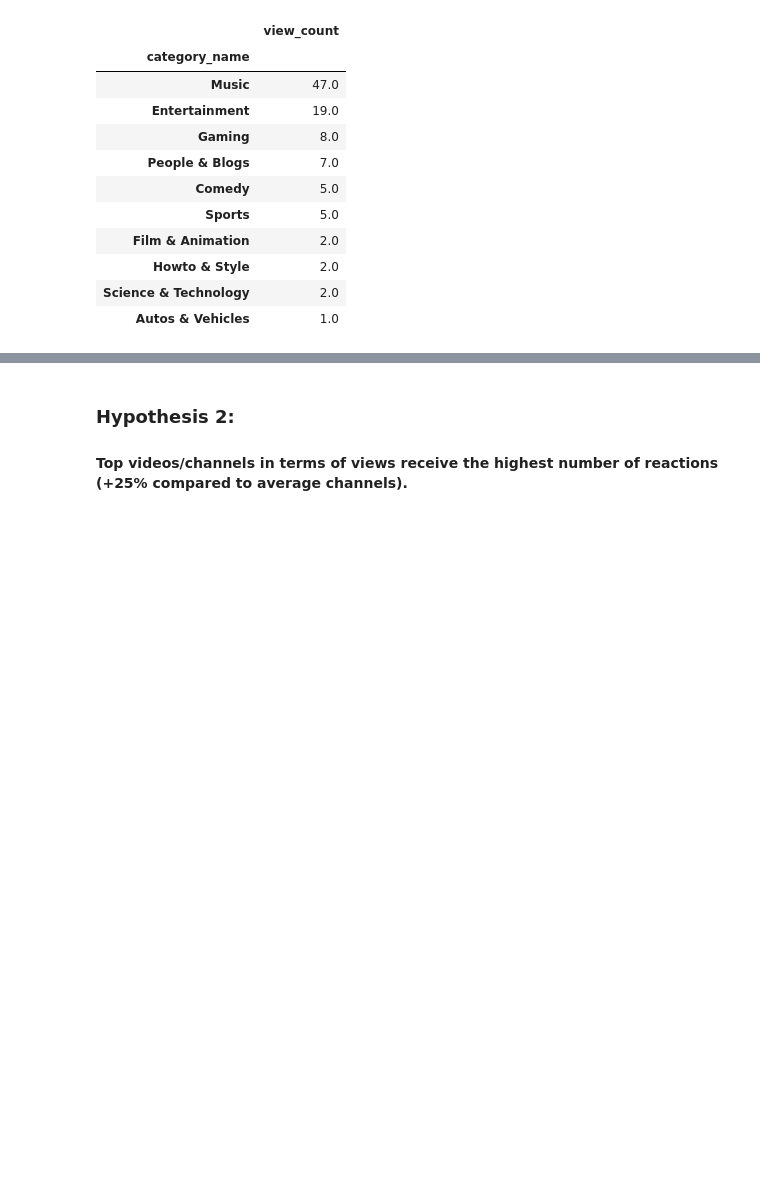
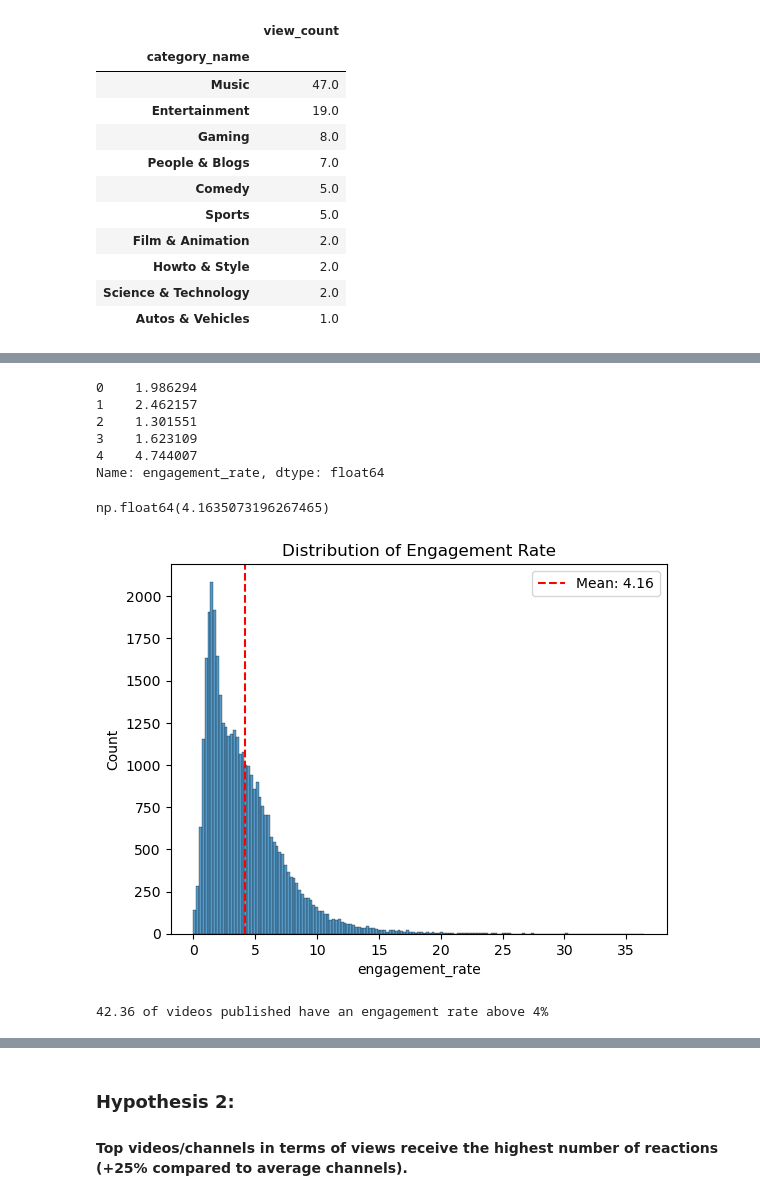
Before and after one commit to mhananem/project_youtube_data_wrangling, a Jupyter notebook: Youtube_project_structuring_data.ipynb, the cells around one changed output, grey strips where cells are left out. Cells and saved outputs as stored; diff of their text form; code cells hidden in the pictures; blank space fills up the shorter version.

```diff
--- a/Youtube_project_structuring_data.ipynb
+++ b/Youtube_project_structuring_data.ipynb
@@ -36,5 +39,6 @@ df_subscribers = pd.read_csv(csv_path2)
 # %%
-df_new = pd.merge(df_data, df_categories,
+#merging the data to get categories with the rese of video data
+df_new = pd.merge(df, df_categories,
                   on="video_id",
                   how="left")
 df_new.head(1)
@@ -51,8 +53,7 @@ df_new["category_id"] = (df_new["category_id"].astype(str).str.replace(".0", "",
 # %%
-import functions as fc
-
-df_new = fc.standardize_column_names(df)
-df_new = fc.fill_missing_values(df)
+### Cleaning the data with functions:
+df_new = fc.standardize_column_names(df_new)
+df_new = fc.fill_missing_values(df_new)
 # %% [markdown]
 #### Observation: there may be miltiple categories per channel:
 # %%
@@ -87,0 +110,31 @@ pivot_pct_desc.head(10)
+# %%
+df_new["engagement_rate"] = (df_new["likes"] + df_new["comment_count"]) / df_new["view_count"] * 100
+df_new["engagement_rate"].head()
+# %% [output]
+0    1.986294
+1    2.462157
+2    1.301551
+3    1.623109
+4    4.744007
+Name: engagement_rate, dtype: float64
+# %%
+average_engagement = df_new["engagement_rate"].mean()
+average_engagement
+# %% [output]
+np.float64(4.1635073196267465)
+# %%
+sns.histplot(data=df_new, x="engagement_rate")
+
+plt.axvline(average_engagement, color="red", linestyle="--", label=f"Mean: {average_engagement:.2f}")
+
+plt.title("Distribution of Engagement Rate")
+plt.legend()
+plt.show()
+# %% [output]
+[figure, added]
+# %%
+df_egagement_rate_4 = df_new[df_new['engagement_rate']> 4]
+percentage = round(len(df_egagement_rate_4) / len(df_new) * 100,2)
+print(percentage, "of videos published have an engagement rate above 4%")
+# %% [output]
+42.36 of videos published have an engagement rate above 4%
```
Also changed, not shown: parts of 41 cells of this notebook, 2 other files.
